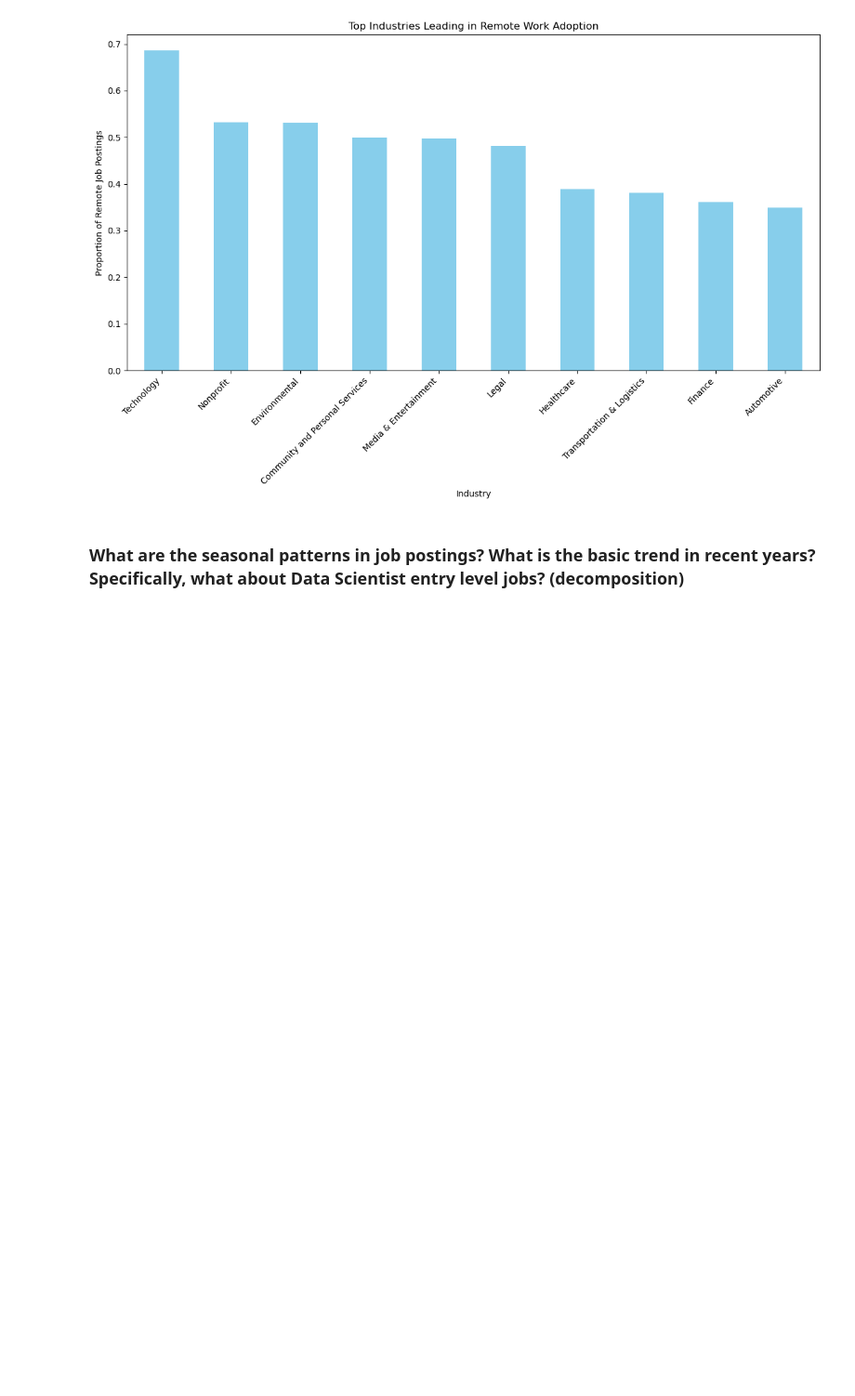
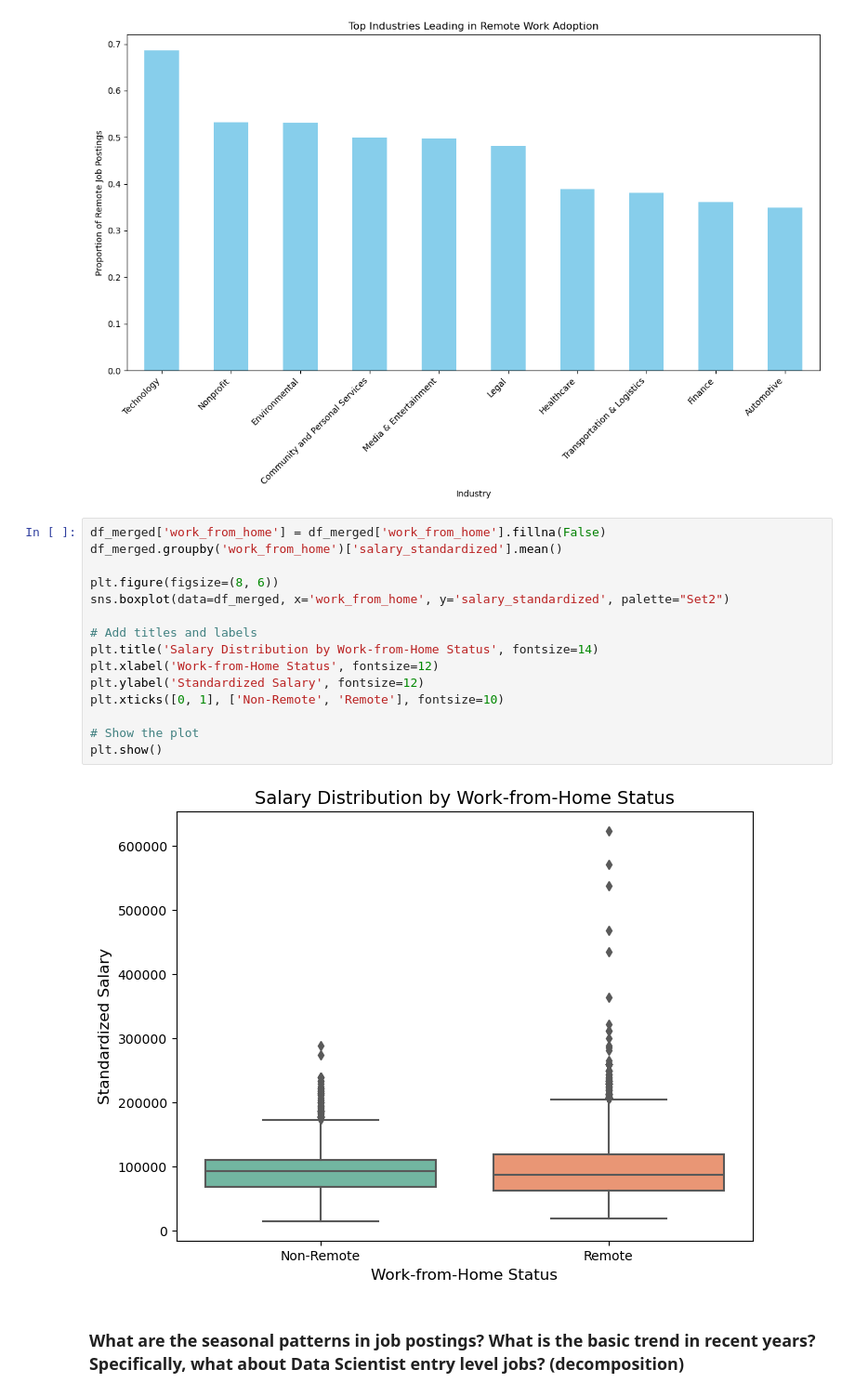
Before and after one commit to SylvieMei716/dads-job-postings-analysis, a Jupyter notebook: preprocessing.ipynb, the cells around one changed output. Shown at 93% size. Saved outputs shown, nothing was run; the diff lists cells and outputs as text; blank space fills up the shorter version.

```diff
--- a/preprocessing.ipynb
+++ b/preprocessing.ipynb
@@ -408,6 +444,23 @@ Finance                            0.361358
 Automotive                         0.349398
 Name: work_from_home, dtype: float64
 [figure]
+# %%
+df_merged['work_from_home'] = df_merged['work_from_home'].fillna(False)
+df_merged.groupby('work_from_home')['salary_standardized'].mean()
+
+plt.figure(figsize=(8, 6))
+sns.boxplot(data=df_merged, x='work_from_home', y='salary_standardized', palette="Set2")
+
+# Add titles and labels
+plt.title('Salary Distribution by Work-from-Home Status', fontsize=14)
+plt.xlabel('Work-from-Home Status', fontsize=12)
+plt.ylabel('Standardized Salary', fontsize=12)
+plt.xticks([0, 1], ['Non-Remote', 'Remote'], fontsize=10)
+
+# Show the plot
+plt.show()
+# %% [output]
+[figure, added]
 # %% [markdown]
 ### What are the seasonal patterns in job postings? What is the basic trend in recent years? Specifically, what about Data Scientist entry level jobs? (decomposition)
 # %%
```
Also changed, not shown: parts of 9 cells of this notebook, 1 other file.
